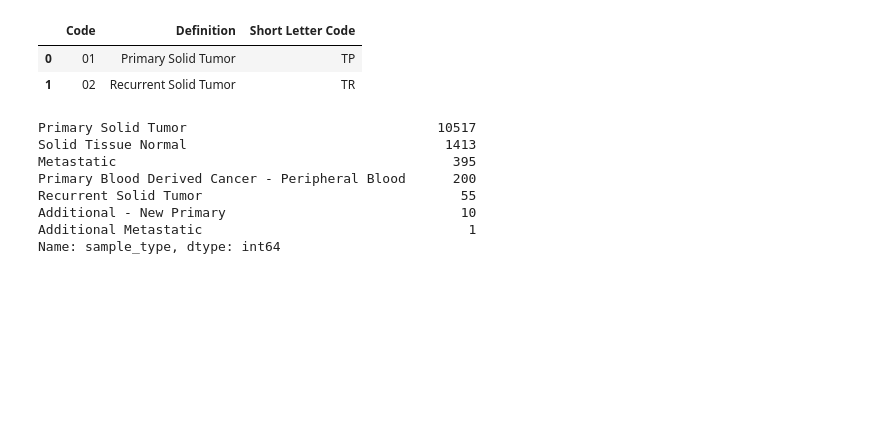
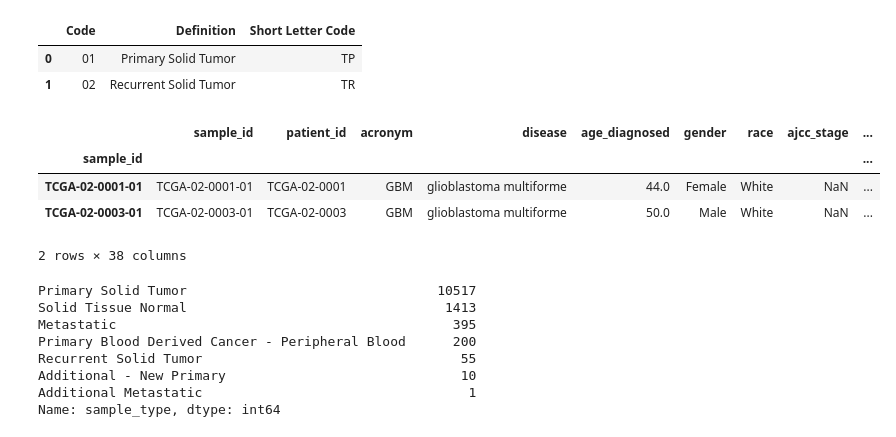
Before and after one commit to cognoma/cancer-data, a Jupyter notebook: 2.TCGA-process.ipynb, the cells around one changed output. Cells and saved outputs as stored; diff of their text form; code cells hidden in the pictures; blank space fills up the shorter version.

```diff
--- a/2.TCGA-process.ipynb
+++ b/2.TCGA-process.ipynb
@@ -119,6 +120,14 @@ clinmat_df.race = clinmat_df.race.str.title()
 # Extract sample-type with the code dictionary
 clinmat_df = clinmat_df.assign(sample_type = clinmat_df.sample_id.str[-2:])
 clinmat_df.sample_type = clinmat_df.sample_type.replace(sampletype_codes_dict)
+# %%
+clinmat_df.head(2)
+# %% [output]
+|  | sample_id | patient_id | acronym | disease | age_diagnosed | gender | race | ajcc_stage | ... |
+| sample_id |  |  |  |  |  |  |  |  | ... |
+| TCGA-02-0001-01 | TCGA-02-0001-01 | TCGA-02-0001 | GBM | glioblastoma multiforme | 44.0 | Female | White | NaN | ... |
+| TCGA-02-0003-01 | TCGA-02-0003-01 | TCGA-02-0003 | GBM | glioblastoma multiforme | 50.0 | Male | White | NaN | ... |
+2 rows × 38 columns
 # %%
 # What is the distribution of cancer-types
 clinmat_df.sample_type.value_counts()
```
Also changed, not shown: parts of 4 cells of this notebook, 25 other files.
